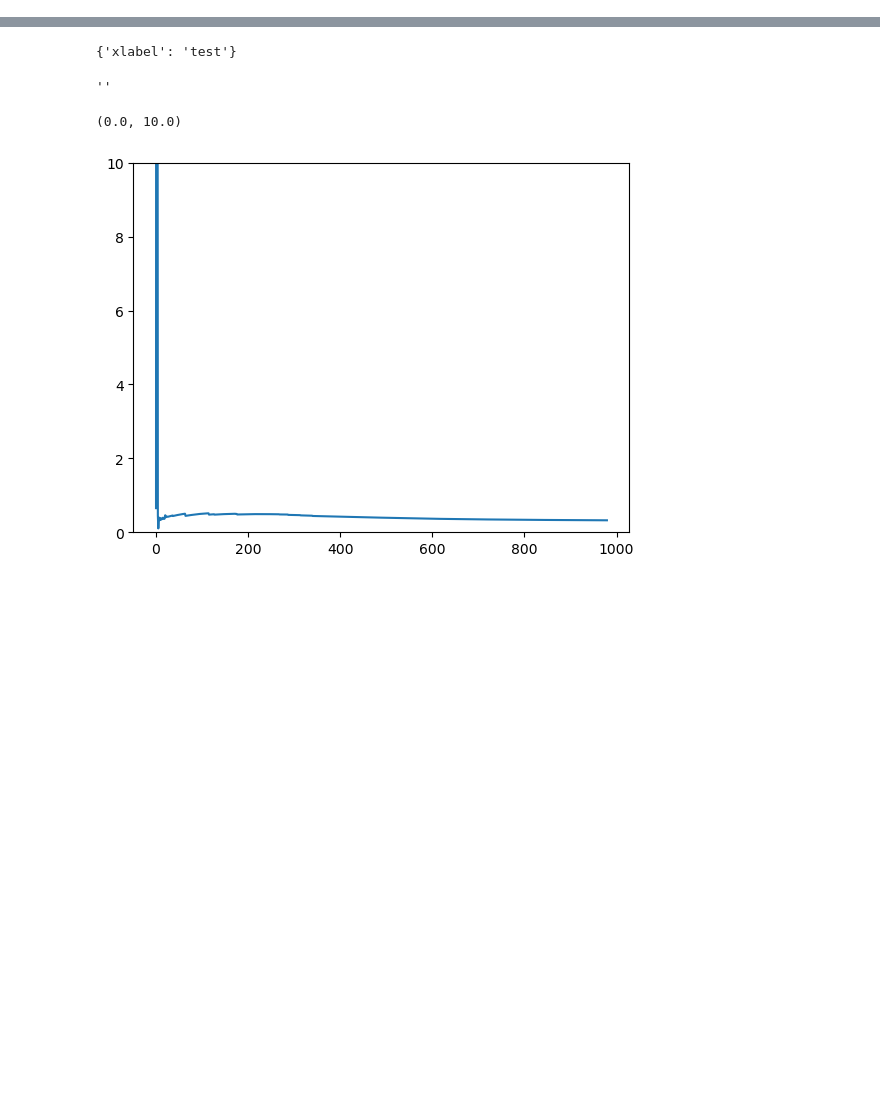
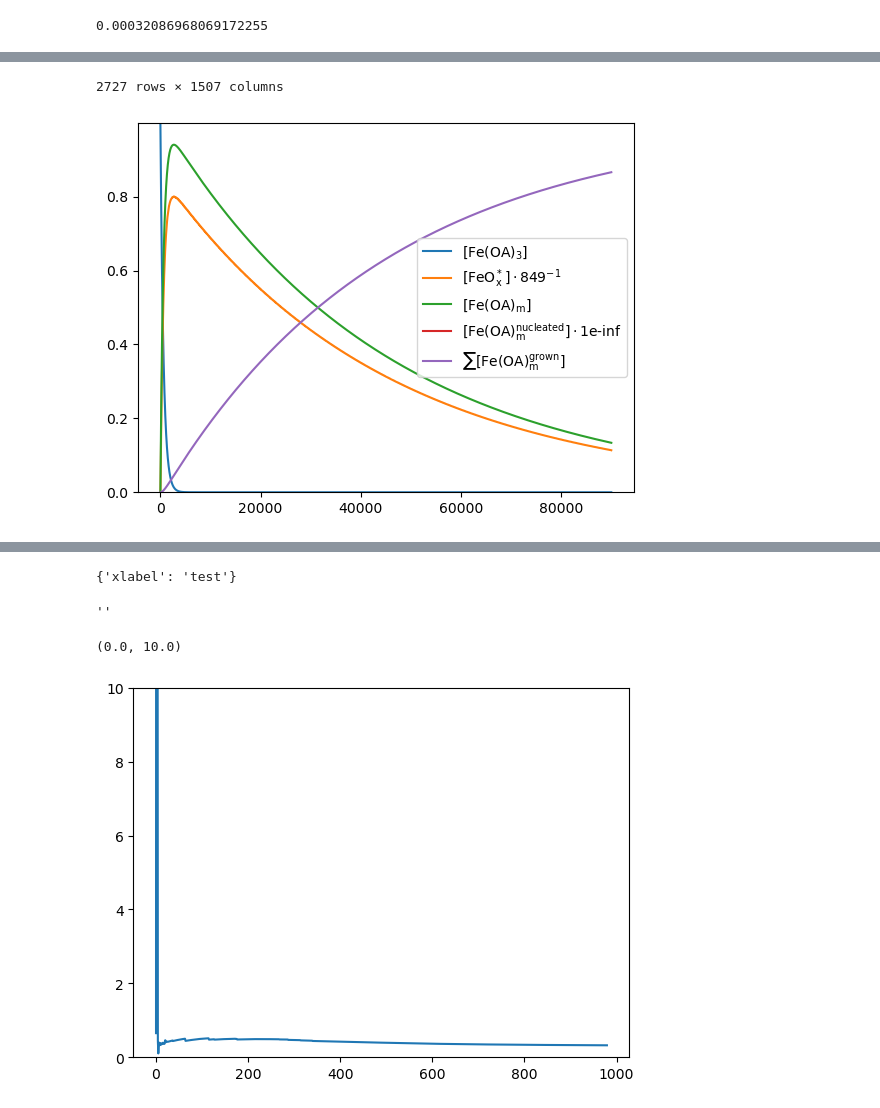
Before and after one commit to BenjaminMD/nifty-nucleation, a Jupyter notebook: Untitled.ipynb, the cells around one changed output, grey strips where cells are left out. Drawn from its saved outputs; the diff is of its cells as text; code cells hidden in the pictures; blank space fills up the shorter version.

```diff
--- a/Untitled.ipynb
+++ b/Untitled.ipynb
@@ -0,0 +1,21 @@
+# %%
+from scipy.constants import R
+
+k1 = lambda k10, Ea, T: k10 * np.exp(-Ea / (R*1e-3 * T))
+
+k1(3e5, 95, 280 + 273.15)
+# %% [output]
+0.00032086968069172255
+# %%
+from rsc import read_results
+from plots import time_vs_concentration, number_vs_size, time_vs_size, number_vs_size_scatter, number_vs_size, time_vs_saturation
+import matplotlib.pyplot as plt
+import numpy as np
+
+path = 'results/DefaultParams_2023-02-23_14-40-44'
+
+df = read_results(f'{path}/data.h5')
+fig, ax = plt.subplots()
+time_vs_concentration(df, ax)
+df
+# %% [output]
@@ -0,0 +34,2 @@
+2727 rows × 1507 columns
+[figure, added]
```
Also changed, not shown: parts of 5 cells of this notebook, 41 other files.
